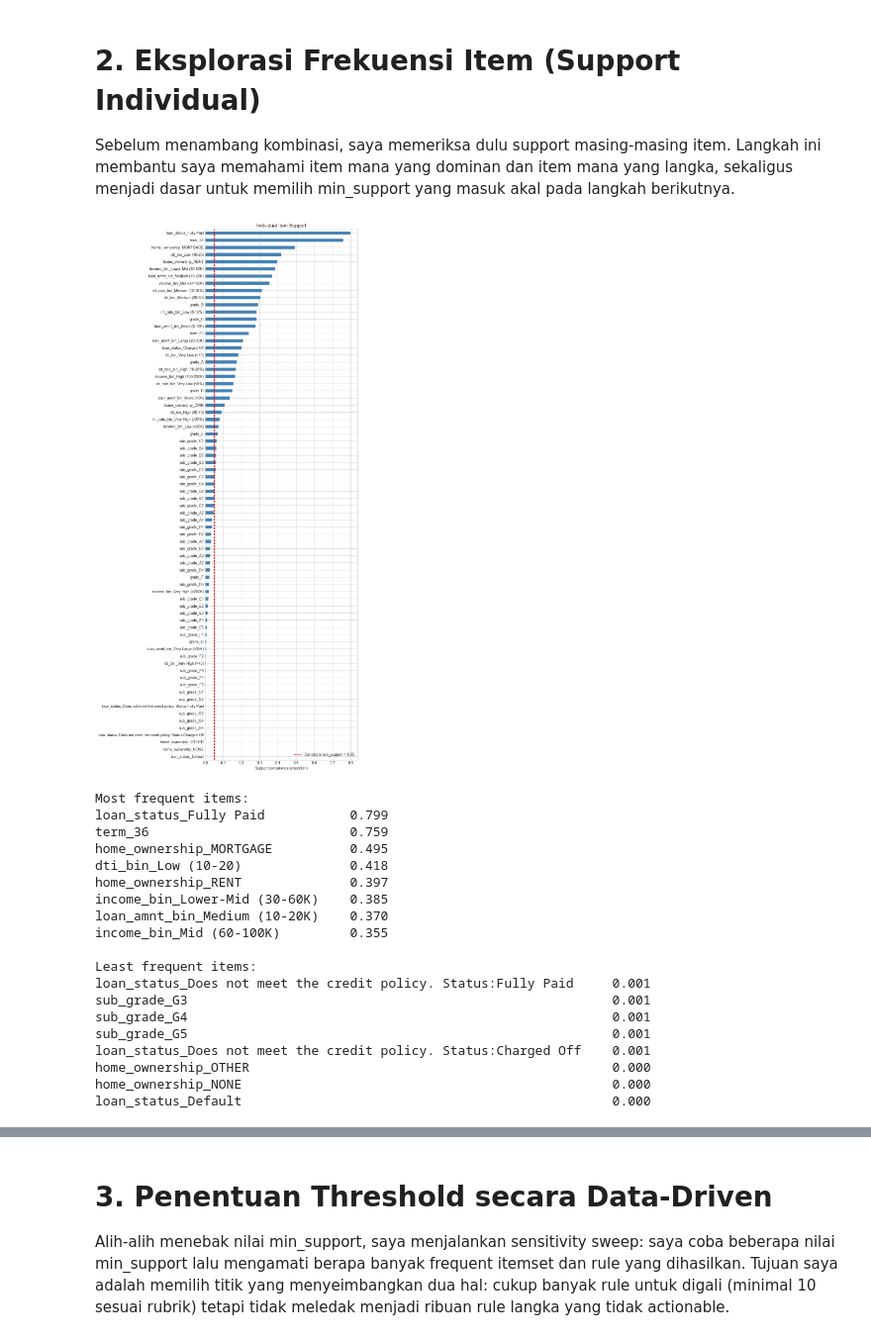
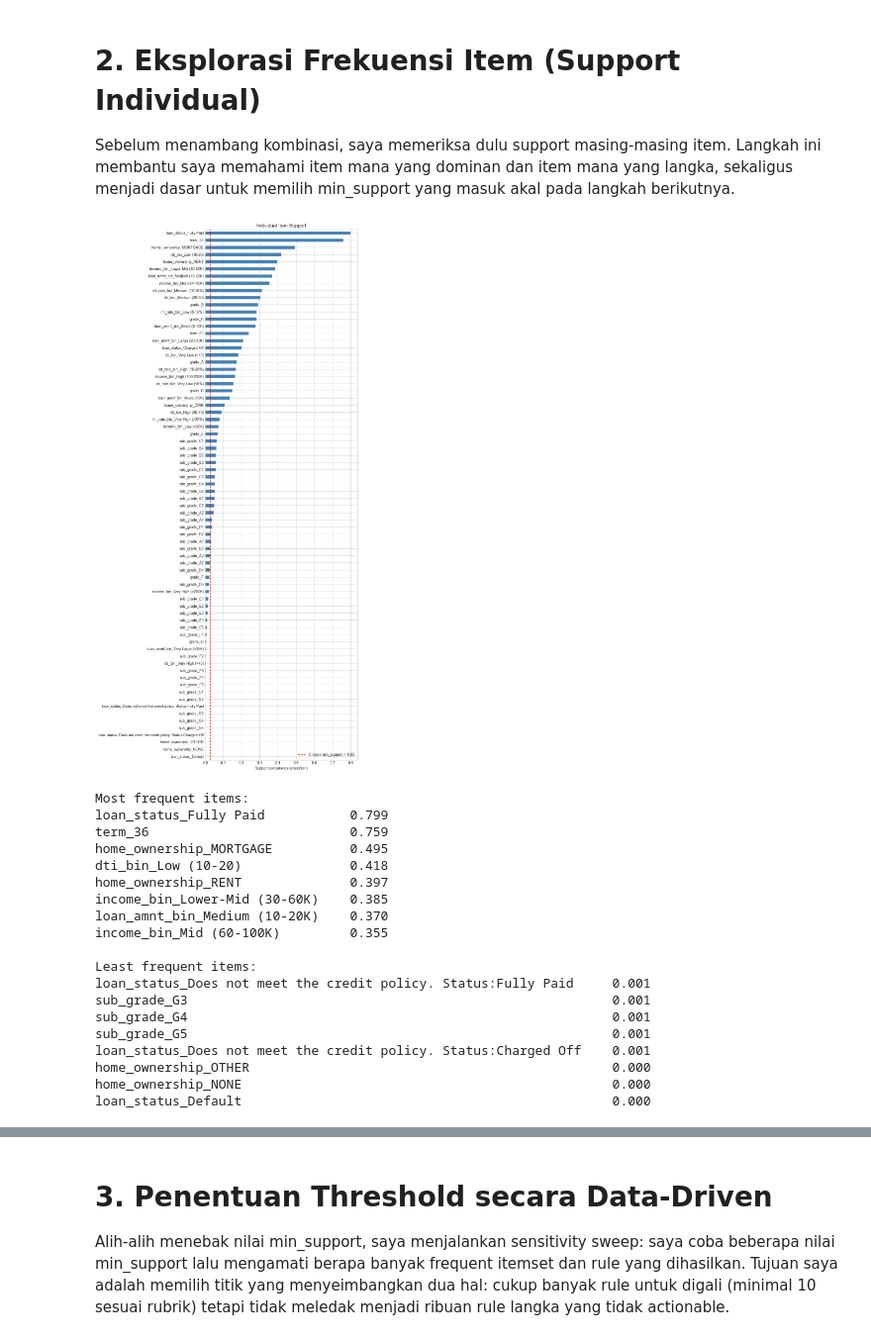
Before and after one commit to StievenLee/Data-Mining-All-Lending-Club-loan, a Jupyter notebook: Phase 3 Associate Rule/Apriori_Final.ipynb, the cells around one changed output, grey strips where cells are left out. Shown at 99% size. Cells and saved outputs as stored; diff of their text form; code cells hidden in the pictures.

```diff
--- a/Phase 3 Associate Rule/Apriori_Final.ipynb
+++ b/Phase 3 Associate Rule/Apriori_Final.ipynb
@@ -93,23 +93,23 @@ sekaligus menjadi dasar untuk memilih min_support yang masuk akal pada langkah b
 # %%
 # Support tiap item = rata-rata kolom (karena biner, mean = proporsi kemunculan)
 item_support = df.mean().sort_values(ascending=False)
 
 fig, ax = plt.subplots(figsize=(10, max(6, len(item_support) * 0.28)))
 item_support.sort_values().plot(kind='barh', ax=ax, color='steelblue', edgecolor='white')
 ax.set_xlabel('Support (occurrence proportion)')
 ax.set_title('Individual Item Support', fontsize=13)
-ax.axvline(x=0.05, color='red', linestyle='--', label='Candidate min_support = 0.05')
+ax.axvline(x=0.03, color='red', linestyle='--', label='Chosen min_support = 0.03')
 ax.legend()
 plt.tight_layout()
 plt.savefig('Results/results_item_support.png', dpi=120, bbox_inches='tight')
 plt.show()
 
 print("Most frequent items:")
 print(item_support.head(8).round(3).to_string())
 print("\nLeast frequent items:")
 print(item_support.tail(8).round(3).to_string())
 # %% [output]
-[figure, old version]
+[figure, new version]
 Most frequent items:
 loan_status_Fully Paid           0.799
 term_36                          0.759
```
Also changed, not shown: parts of 78 cells of this notebook, 7 other files.
